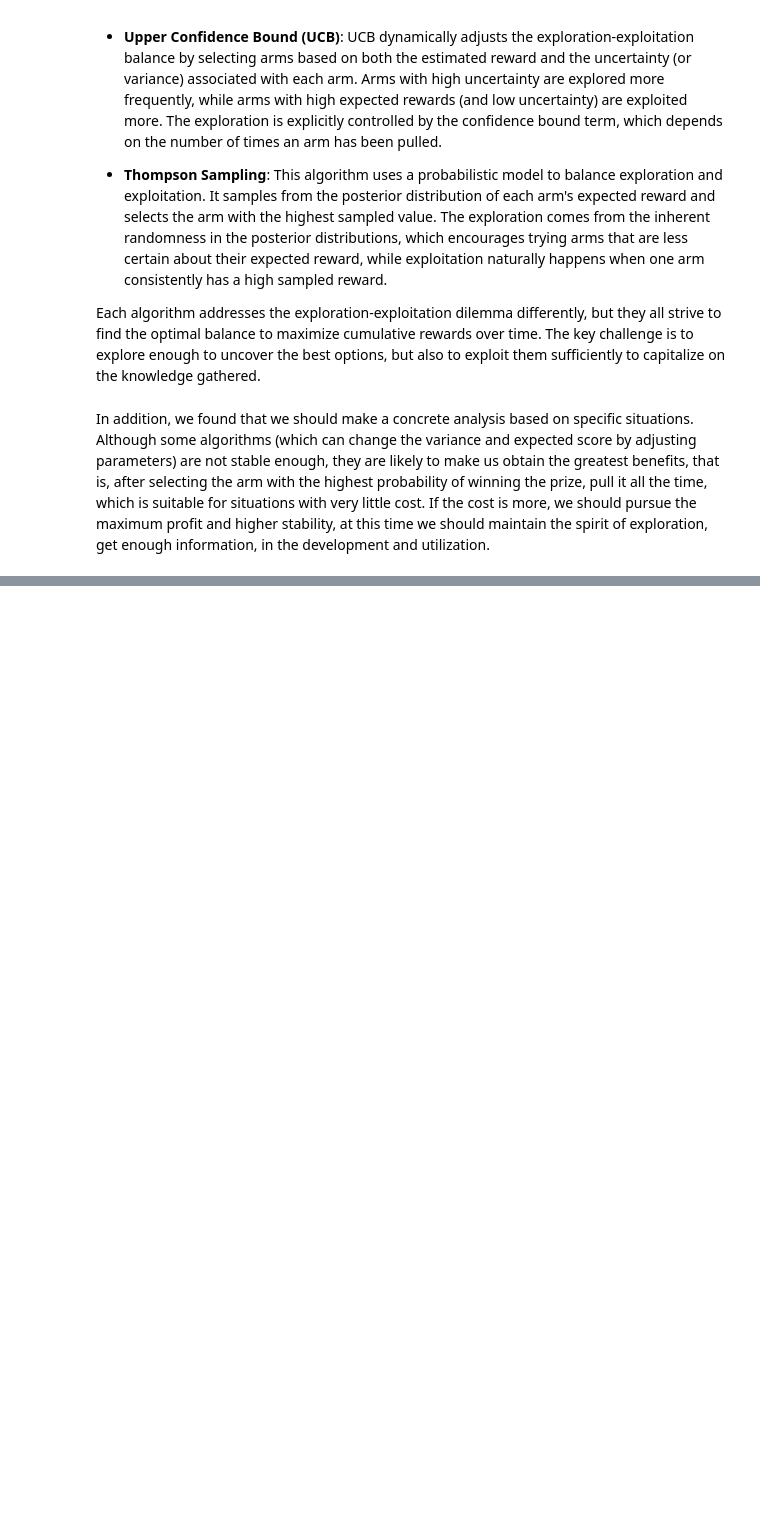
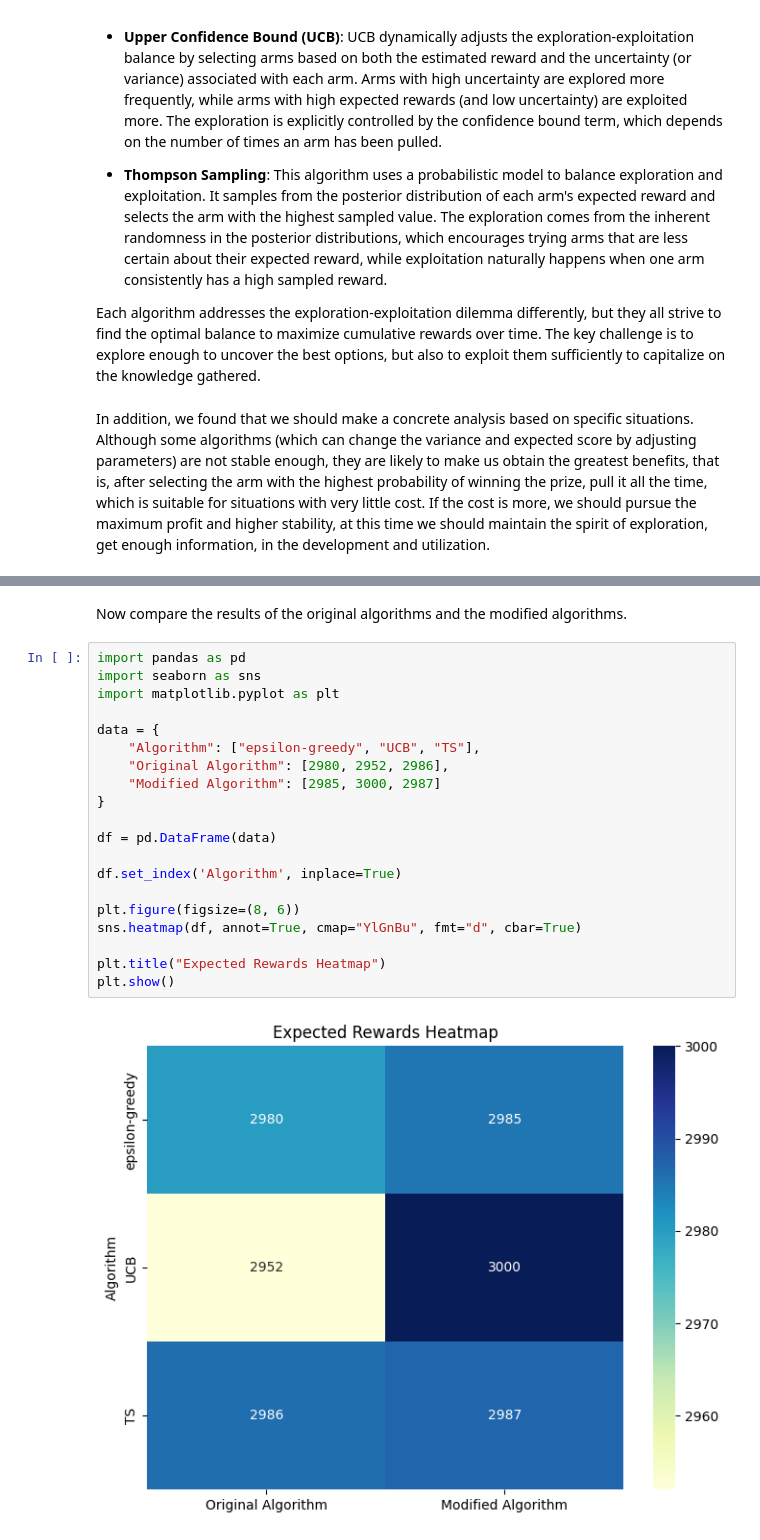
Before and after one commit to XiongWenye/Bandit-Learning, a Jupyter notebook: Part_I_Classical_Bandit_Algorithms/Classical_Bandit_Algorithms.ipynb, the cells around one changed output, grey strips where cells are left out. Cells and saved outputs as stored; diff of their text form; blank space fills up the shorter version.

```diff
--- a/Part_I_Classical_Bandit_Algorithms/Classical_Bandit_Algorithms.ipynb
+++ b/Part_I_Classical_Bandit_Algorithms/Classical_Bandit_Algorithms.ipynb
@@ -1814,0 +2392,24 @@ KeyError: 'epsilon_greedy'
+# %% [markdown]
+Now compare the results of the original algorithms and the modified algorithms.
+# %%
+import pandas as pd
+import seaborn as sns
+import matplotlib.pyplot as plt
+
+data = {
+    "Algorithm": ["epsilon-greedy", "UCB", "TS"],
+    "Original Algorithm": [2980, 2952, 2986],
+    "Modified Algorithm": [2985, 3000, 2987]
+}
+
+df = pd.DataFrame(data)
+
+df.set_index('Algorithm', inplace=True)
+
+plt.figure(figsize=(8, 6))
+sns.heatmap(df, annot=True, cmap="YlGnBu", fmt="d", cbar=True)
+
+plt.title("Expected Rewards Heatmap")
+plt.show()
+# %% [output]
+[figure, added]
```
Also changed, not shown: parts of 25 cells of this notebook.
